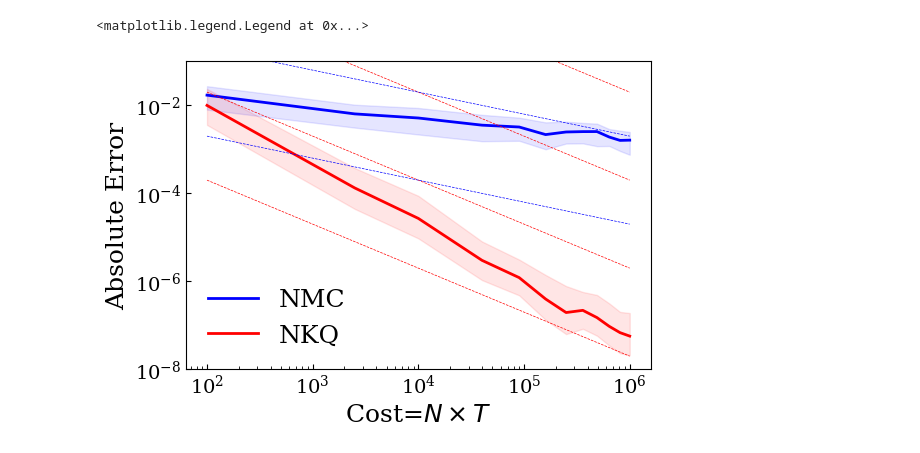
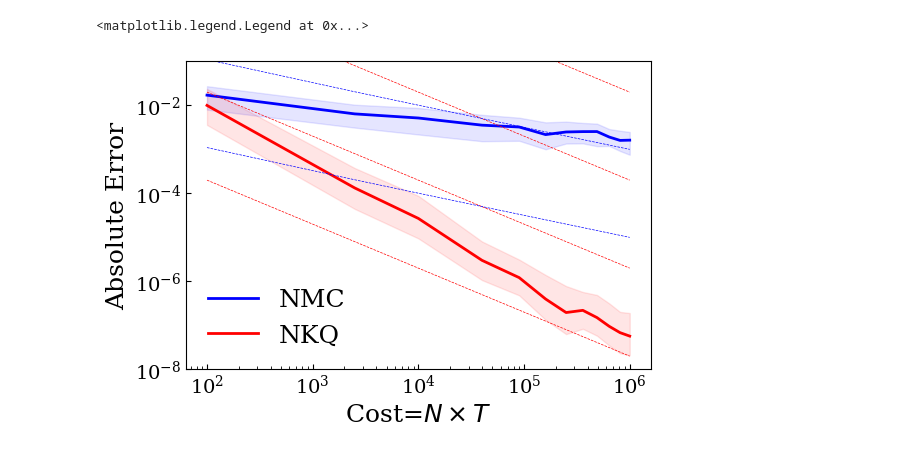
Before and after one commit to hudsonchen/nest_bq, a Jupyter notebook: plotting_notebooks/toy.ipynb, the cells around one changed output. Saved outputs shown, nothing was run; the diff lists cells and outputs as text; code cells hidden in the pictures.

```diff
--- a/plotting_notebooks/toy.ipynb
+++ b/plotting_notebooks/toy.ipynb
@@ -61,28 +63,28 @@ cost_array = N_array ** 2
 # %%
 # First, fix N and plot the error as a function of T
 theoretical_error_nkq = N_array ** (-2) + N_array ** (-2)
-theoretical_error_nmc = N_array ** (-1) + N_array ** (-1)
+theoretical_error_nmc = N_array ** (-2) + N_array ** (-1)
 
 fig1 = plt.figure(figsize=(6, 4))
 plt.grid(False)
 plt.plot(cost_array, I_nmc_median, label=f'NMC', color='blue')
 plt.fill_between(cost_array, I_nmc_q25, I_nmc_q75, alpha=0.1, color='blue')
 plt.plot(cost_array, I_nkq_median, label=f'NKQ', color='red')
 plt.fill_between(cost_array, I_nkq_q25, I_nkq_q75, alpha=0.1, color='red')
 plt.plot(cost_array, theoretical_error_nkq, linestyle='--', color = 'red', linewidth=0.5)
 plt.plot(cost_array, 0.01 * theoretical_error_nkq, linestyle='--', color = 'red', linewidth=0.5)
 plt.plot(cost_array, 100 * theoretical_error_nkq, linestyle='--', color = 'red', linewidth=0.5)
 plt.plot(cost_array, 1e4 * theoretical_error_nkq, linestyle='--', color = 'red', linewidth=0.5)
 plt.plot(cost_array, theoretical_error_nmc, linestyle='--', color = 'blue', linewidth=0.5)
 plt.plot(cost_array, 0.01 * theoretical_error_nmc, linestyle='--', color = 'blue', linewidth=0.5)
 plt.plot(cost_array, 100 * theoretical_error_nmc, linestyle='--', color = 'blue', linewidth=0.5)
 plt.plot(cost_array, 1e4 * theoretical_error_nmc, linestyle='--', color = 'blue', linewidth=0.5)
 plt.xlabel(r'Cost=$N \times T$')
 plt.ylabel('Absolute Error')
 plt.ylim([1e-8, 0.1])
 plt.yscale('log')
 plt.xscale('log')
 plt.legend()
 # %% [output]
 <matplotlib.legend.Legend at 0x...>
-[figure, old version]
+[figure, new version]
```
Also changed, not shown: parts of 1 cell of this notebook, 10 other files.
